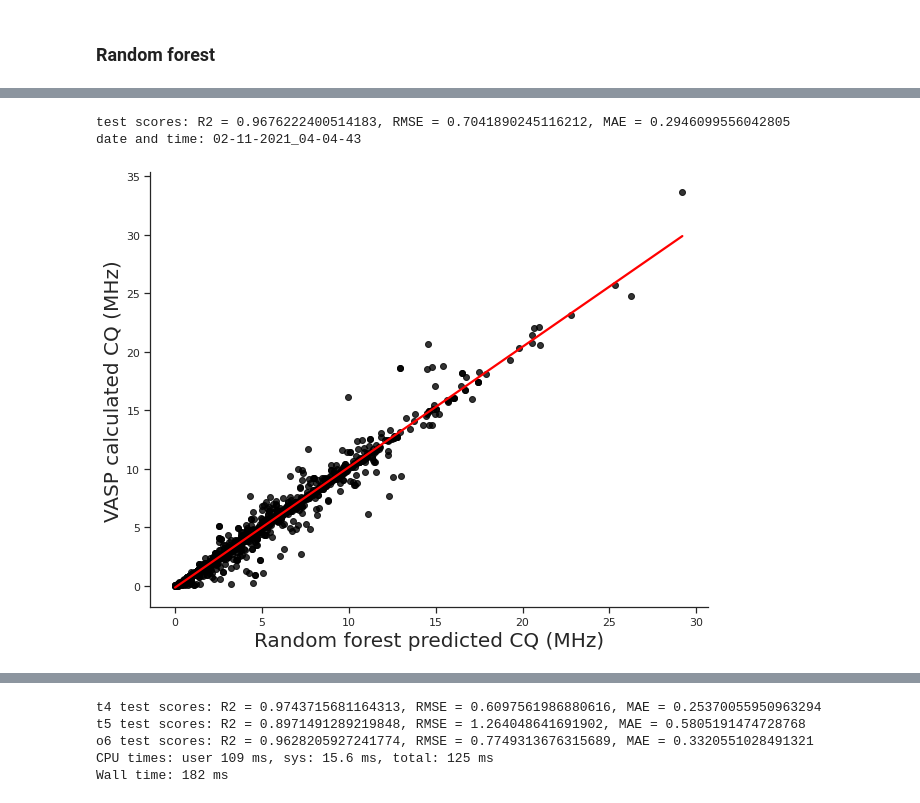
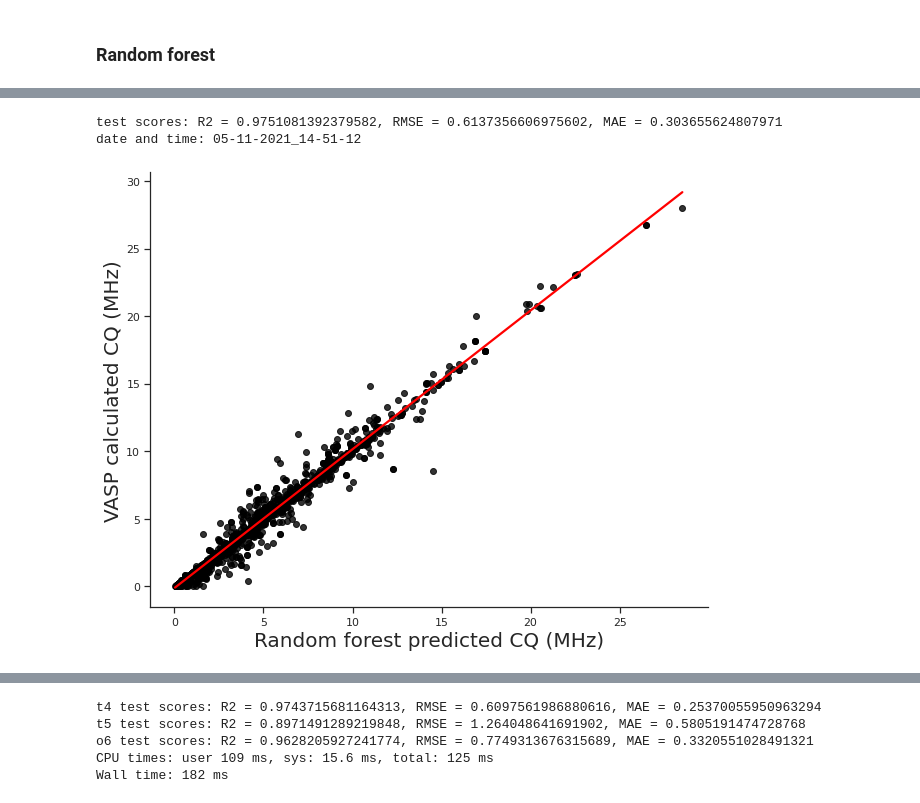
Before and after one commit to wushanyun64/27Al_CQ_prediction, a Jupyter notebook: Example_model_training.ipynb, the cells around one changed output, grey strips where cells are left out. Drawn from its saved outputs; the diff is of its cells as text; code cells hidden in the pictures.

```diff
--- a/Example_model_training.ipynb
+++ b/Example_model_training.ipynb
@@ -150,7 +138,6 @@ length of data set is: 1681
 # Calculate the features.
 from src.Utility import features_gen
 nmr_struc_data = features_gen(data_reload)
-nmr_struc_data = nmr_struc_data.drop(['longitudinal_strain','shear_strain'],axis=1)
 nmr_struc_data.head()
 # %% [output]
 There are 0 structures returns error. Their index are []
@@ -237,14 +224,14 @@ plt.show()
 2. GBDT (XGboost)
 # %%
 # split y and x
-y = nmr_struc_data[["CQ","max_ce"]]
-x = nmr_struc_data.loc[:, 'max_ce':]
+y = nmr_struc_data[["CQ","max_ce","structure_index"]]
+x = nmr_struc_data.loc[:, 'fbl_average':]
 
 # train test split
 from sklearn.model_selection import train_test_split
 
 X_train, X_test, y_train, y_test = train_test_split(
-    x, y, test_size=0.2, random_state=6
+    x, y, test_size=0.2, random_state=20
 )
 
 print(f"Size of train set: {len(X_train)}\nSize of test set: {len(X_test)}")
@@ -278,7 +265,7 @@ grid_rf = RandomizedSearchCV(
     cv=5,
     n_jobs=8,
 )
-grid_rf.fit(X_train.drop(["max_ce"],axis=1), y_train['CQ'])
+grid_rf.fit(X_train, y_train['CQ'])
 
 # summarize the results of the grid search
 train_r2 = np.sort(grid_rf.cv_results_["mean_test_r2"])[-1]
@@ -316,7 +304,7 @@ sns.set()
 import matplotlib.pyplot as plt
 from datetime import datetime
 
-y_rf = grid_rf.predict(X_test.drop("max_ce",axis=1))
+y_rf = grid_rf.predict(X_test)
 
 test_r2 = r2_score(y_test["CQ"], y_rf)
 test_RMSE = math.sqrt(mean_squared_error(y_test['CQ'], y_rf))
@@ -326,33 +314,40 @@ print("test scores: R2 = {}, RMSE = {}, MAE = {}".format(test_r2, test_RMSE, tes
 
 
 # write down the date for png save
 predict_result = {}
 predict_result["VASP_CQ"] = y_test['CQ']
 predict_result["RF_predicted_CQ"] = y_rf
 predict_result = pd.DataFrame(predict_result)
 
 # datetime object containing current date and time
 now = datetime.now()
 # dd/mm/YY H:M:S
 dt_string = now.strftime("%d-%m-%Y_%H-%M-%S")
 print("date and time:",dt_string)
 
+#plot the correlation
 sns.set_style("ticks")
 fig, ax = plt.subplots(figsize = (10,8))
 plot = sns.regplot(
     x="RF_predicted_CQ",
     y="VASP_CQ",
     data=predict_result,
     ci=None,
     scatter_kws={"color": "black"},
     line_kws={"color": "red"}
 )
 ax.set_xlabel("Random forest predicted CQ (MHz)",fontsize=20)
 ax.set_ylabel("VASP calculated CQ (MHz)",fontsize=20)
 sns.despine()
 # plt.savefig('./figures/27Al_RF_testSet_{}.png'.format(dt_string))
 plt.show()
+
+# # Export y_rf and y_test as .csv
+# y_output = copy.deepcopy(y_test)
+# y_output['CQ_rf'] = y_rf
+# y_output = pd.DataFrame(y_output)
+# y_output.to_csv('./data/All_feature_test.csv')
 # %% [output]
-test scores: R2 = 0.9676222400514183, RMSE = 0.7041890245116212, MAE = 0.2946099556042805
-date and time: 02-11-2021_04-04-43
+test scores: R2 = 0.9751081392379582, RMSE = 0.6137356606975602, MAE = 0.303655624807971
+date and time: 05-11-2021_14-51-12
-[figure, old version]
+[figure, new version]
```
Also changed, not shown: parts of 11 cells of this notebook, 9 other files.
